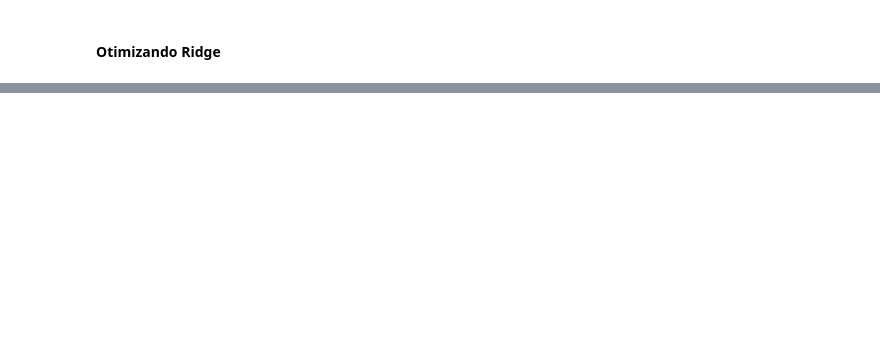
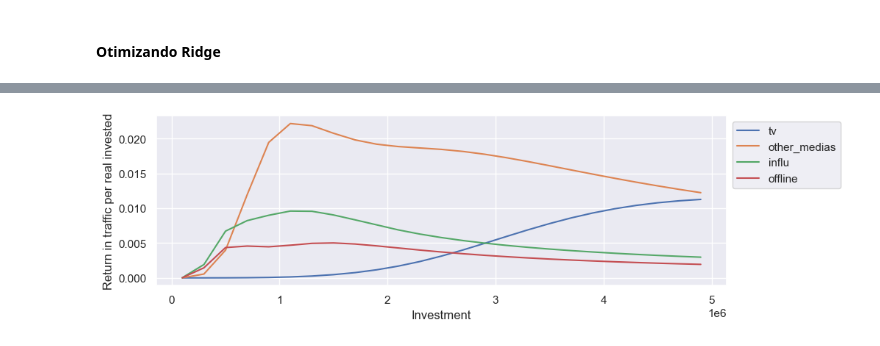
Before and after one commit to marianehauy/MMM-case, a Jupyter notebook: notebooks/ridge_regression.ipynb, the cells around one changed output, grey strips where cells are left out. Saved outputs shown, nothing was run; the diff lists cells and outputs as text; code cells hidden in the pictures; blank space fills up the shorter version.

```diff
--- a/notebooks/ridge_regression.ipynb
+++ b/notebooks/ridge_regression.ipynb
@@ -300,0 +338,5 @@ dtype: float64
+# %%
+for media in weighted_weights[weighted_weights>0].index:
+    df_new_media2[media] = ridge_model.model["preprocessor"].transform(df_new_media2[media])
+    df_new_media2[media] = ridge_model.model["to_df2"].transform(df_new_media2[media])
+df_new_media2["tv"]["tv"]
@@ -300,0 +360,28 @@ dtype: float64
+# %%
+# r = np.arange(0, 2_000_000, 10000)
+return_media = {}
+weeks = 15
+investment = 1_000_000
+for media in weighted_weights[weighted_weights>0].index:
+    return_by_value = {}
+    for investment in range(100_000, 5_000_000, 200_000):
+        df_new = pd.DataFrame({col: np.zeros(weeks) for col in all_features})
+        df_new["n_active_users"] = df_week["n_active_users"].iloc[-1]
+        df_new["notifications_sent"] = df_week["notifications_sent"].iloc[-1]
+        df_new["week_of_month"] = 2
+        df_new[media].iloc[5] = investment
+        df_new["pred"] = ridge_model.predict(df_new[all_features])
+        total_added_traffic = round(df_new["pred"] - df_new["pred"].iloc[0]).sum()
+        return_by_value[investment] = total_added_traffic/investment
+    return_media[media] = return_by_value
+# %%
+# plot return_media["other_medias"]
+fig = plt.figure(figsize=(10,3))
+for media in weighted_weights[weighted_weights>0].index:
+    pd.Series(return_media[media]).plot(label = str(media))
+plt.ylabel("Return in traffic per real invested")
+plt.legend(bbox_to_anchor=(1, 1), loc='upper left')
+plt.xlabel("Investment")
+plt.show()
+# %% [output]
+[figure, added]
```
Also changed, not shown: parts of 22 cells of this notebook, 11 other files.
